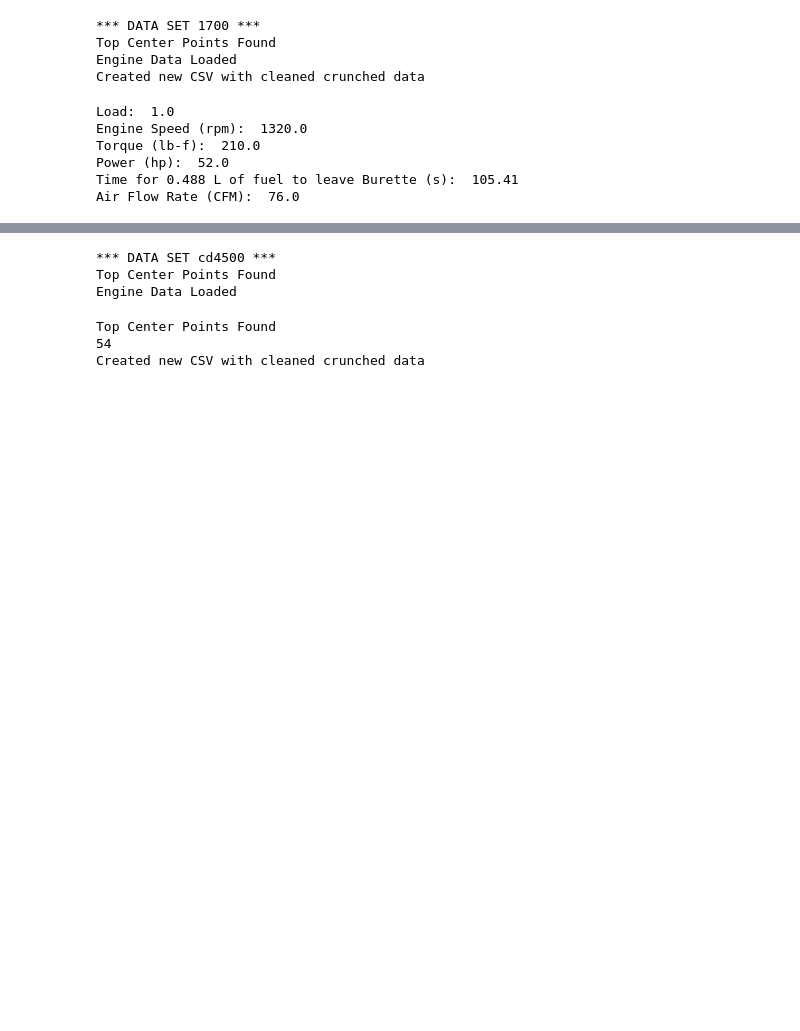
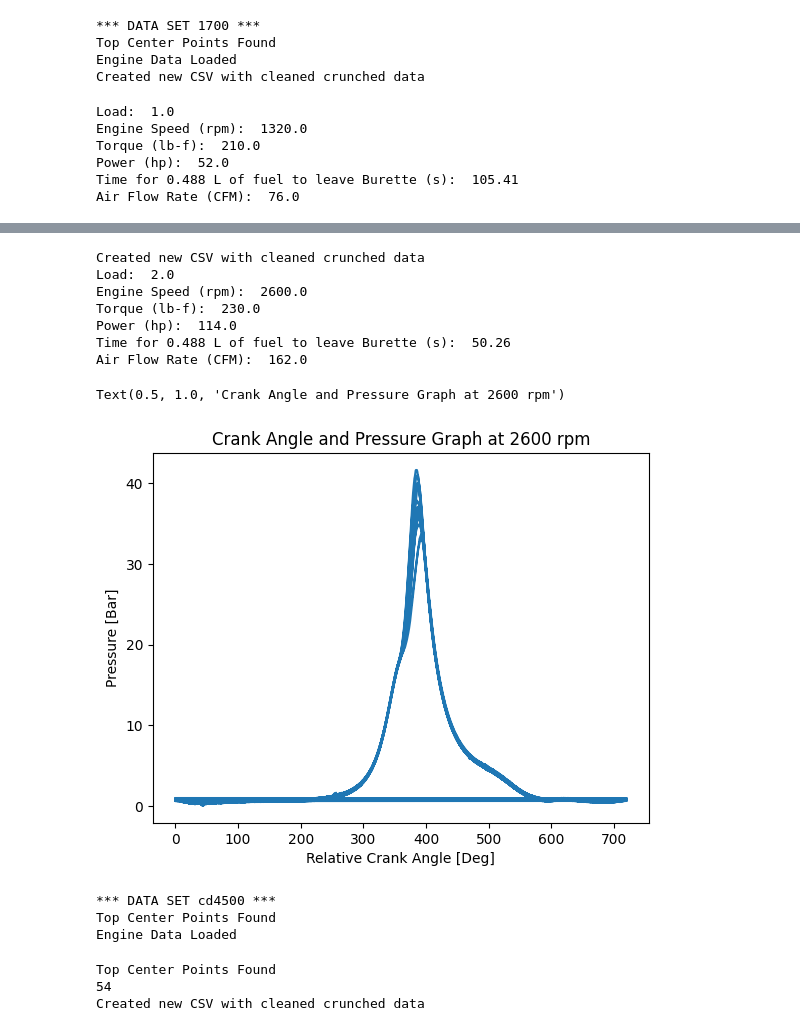
Before and after one commit to The-Josh-Chan/school_projects, a Jupyter notebook: MECH435_InternalComustionEngines/data_crunch.ipynb, the cells around one changed output, grey strips where cells are left out. Drawn from its saved outputs; the diff is of its cells as text; code cells hidden in the pictures; blank space fills up the shorter version.

```diff
--- a/MECH435_InternalComustionEngines/data_crunch.ipynb
+++ b/MECH435_InternalComustionEngines/data_crunch.ipynb
@@ -165,3 +173,26 @@ Air Flow Rate (CFM):  162.0
+# %%
+print('Created new CSV with cleaned crunched data')
+cd2730.loc[:, 'pressure_bar'] = cd2730.loc[:,'pressure_bar'] - min(cd2730['pressure_bar'])
+plt.plot(cd2730_clean['rel_crank_ang'], cd2730_clean['pressure_bar'])
+print("Load: ", load)
+print("Engine Speed (rpm): ", espeed)
+print("Torque (lb-f): ", torque)
+print("Power (hp): ", power)
+print("Time for 0.488 L of fuel to leave Burette (s): ", time_2_leave)
+print("Air Flow Rate (CFM): ", air_flow_rate)
+plt.xlabel("Relative Crank Angle [Deg]")
+plt.ylabel("Pressure [Bar]")
+plt.title("Crank Angle and Pressure Graph at 2600 rpm")
+# %% [output]
+Created new CSV with cleaned crunched data
+Load:  2.0
+Engine Speed (rpm):  2600.0
+Torque (lb-f):  230.0
+Power (hp):  114.0
+Time for 0.488 L of fuel to leave Burette (s):  50.26
+Air Flow Rate (CFM):  162.0
+Text(0.5, 1.0, 'Crank Angle and Pressure Graph at 2600 rpm')
+[figure, added]
 # %%
 print("*** DATA SET cd4500 ***")
 cd4500 = pd.read_csv('4500_001.txt',  sep='\t', names=['time', 'crank_v', 'pressure_v'])
```
Also changed, not shown: parts of 5 cells of this notebook, 2 other files.
